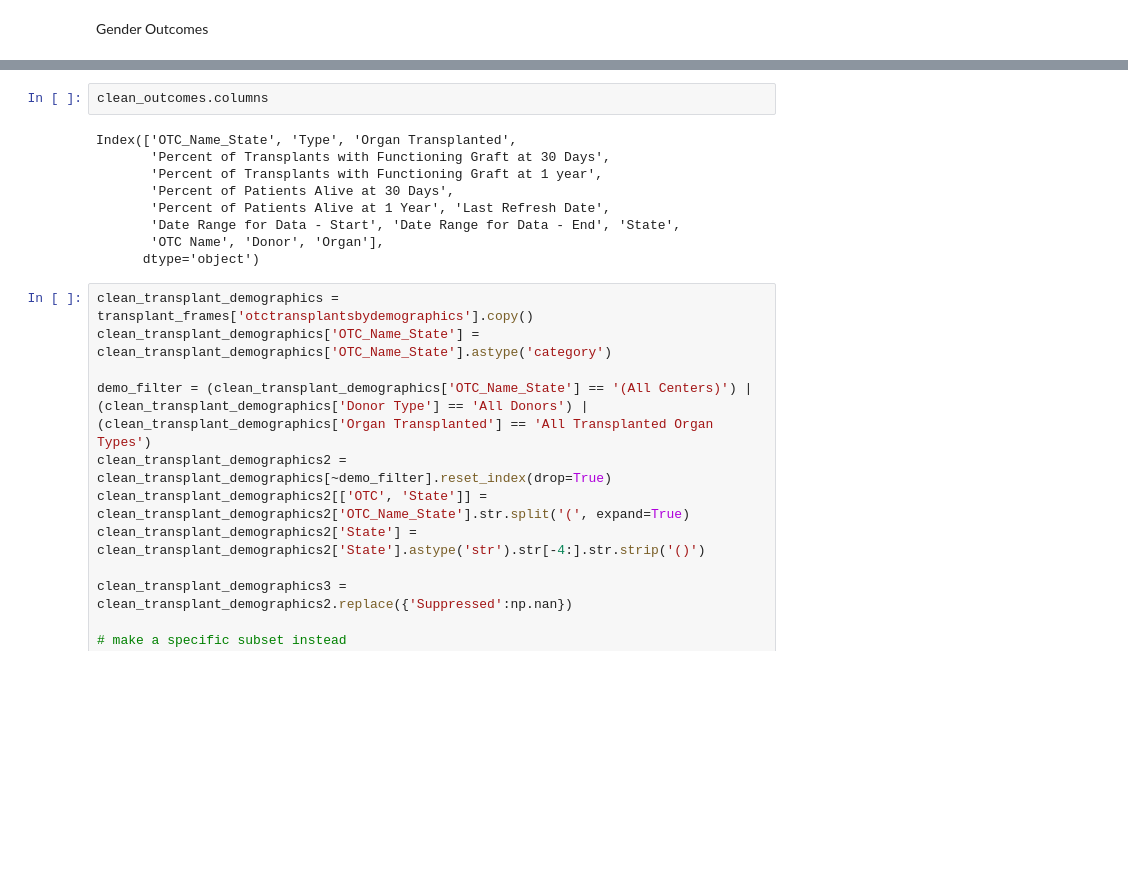
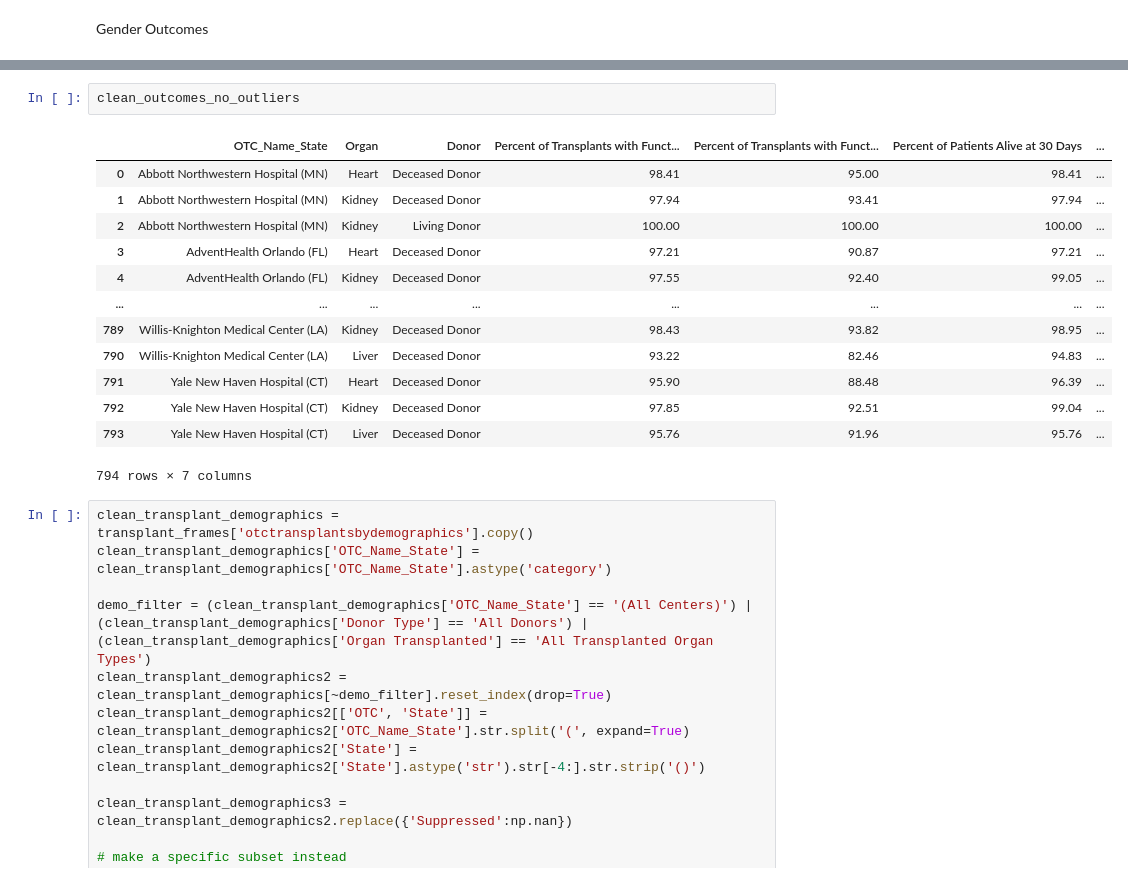
Before and after one commit to clbony/BDSCapstoneGrp12, a Jupyter notebook: Capstone_Group_12_v2.ipynb, the cells around one changed output, grey strips where cells are left out. Cells and saved outputs as stored; diff of their text form; blank space fills up the shorter version.

```diff
--- a/Capstone_Group_12_v2.ipynb
+++ b/Capstone_Group_12_v2.ipynb
@@ -480,17 +556,22 @@ clean_outcomes_no_outliers # 1015 rows
 clean_outcomes_no_outliers = clean_outcomes_no_outliers.groupby(['OTC_Name_State', 'Organ', 'Donor'], observed=True).mean()
 
 clean_outcomes_no_outliers = clean_outcomes_no_outliers.reset_index()
-# %%
-clean_outcomes.columns
-# %% [output]
-Index(['OTC_Name_State', 'Type', 'Organ Transplanted',
-       'Percent of Transplants with Functioning Graft at 30 Days',
-       'Percent of Transplants with Functioning Graft at 1 year',
-       'Percent of Patients Alive at 30 Days',
-       'Percent of Patients Alive at 1 Year', 'Last Refresh Date',
-       'Date Range for Data - Start', 'Date Range for Data - End', 'State',
-       'OTC Name', 'Donor', 'Organ'],
-      dtype='object')
+# %%
+clean_outcomes_no_outliers
+# %% [output]
+|  | OTC_Name_State | Organ | Donor | Percent of Transplants with Funct... | Percent of Transplants with Funct... | Percent of Patients Alive at 30 Days | ... |
+| 0 | Abbott Northwestern Hospital (MN) | Heart | Deceased Donor | 98.41 | 95.00 | 98.41 | ... |
+| 1 | Abbott Northwestern Hospital (MN) | Kidney | Deceased Donor | 97.94 | 93.41 | 97.94 | ... |
+| 2 | Abbott Northwestern Hospital (MN) | Kidney | Living Donor | 100.00 | 100.00 | 100.00 | ... |
+| 3 | AdventHealth Orlando (FL) | Heart | Deceased Donor | 97.21 | 90.87 | 97.21 | ... |
+| 4 | AdventHealth Orlando (FL) | Kidney | Deceased Donor | 97.55 | 92.40 | 99.05 | ... |
+| ... | ... | ... | ... | ... | ... | ... | ... |
+| 789 | Willis-Knighton Medical Center (LA) | Kidney | Deceased Donor | 98.43 | 93.82 | 98.95 | ... |
+| 790 | Willis-Knighton Medical Center (LA) | Liver | Deceased Donor | 93.22 | 82.46 | 94.83 | ... |
+| 791 | Yale New Haven Hospital (CT) | Heart | Deceased Donor | 95.90 | 88.48 | 96.39 | ... |
+| 792 | Yale New Haven Hospital (CT) | Kidney | Deceased Donor | 97.85 | 92.51 | 99.04 | ... |
+| 793 | Yale New Haven Hospital (CT) | Liver | Deceased Donor | 95.76 | 91.96 | 95.76 | ... |
+794 rows × 7 columns
 # %%
 clean_transplant_demographics = transplant_frames['otctransplantsbydemographics'].copy()
 clean_transplant_demographics['OTC_Name_State'] = clean_transplant_demographics['OTC_Name_State'].astype('category')
```
Also changed, not shown: parts of 10 cells of this notebook.
